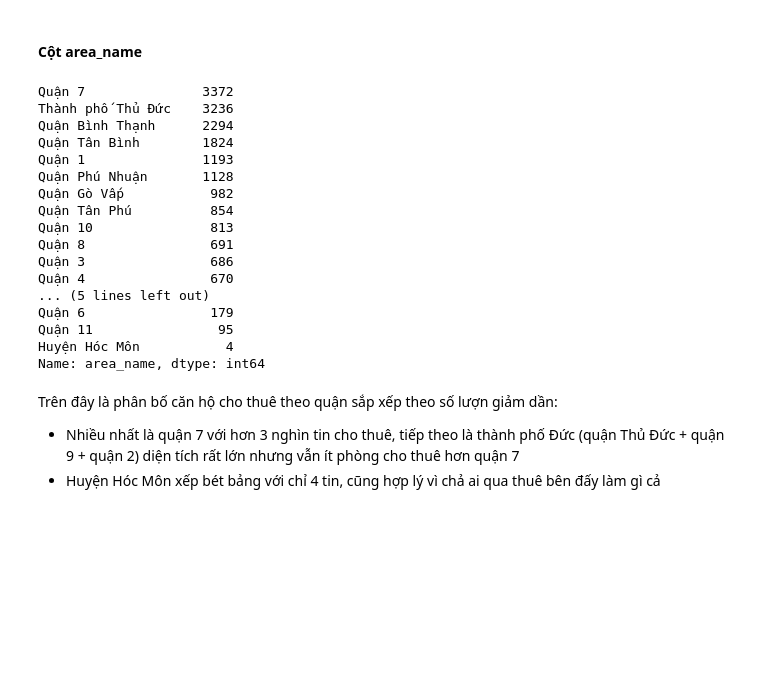
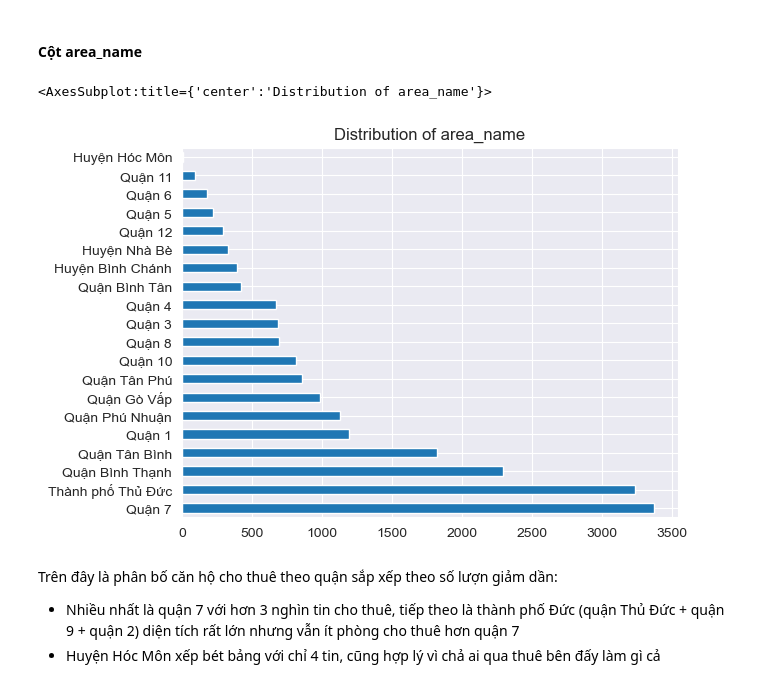
Before and after one commit to vanhung4499/p4ds-final, a Jupyter notebook: final.ipynb, the cells around one changed output. Drawn from its saved outputs; the diff is of its cells as text; code cells hidden in the pictures; blank space fills up the shorter version.

```diff
--- a/final.ipynb
+++ b/final.ipynb
@@ -221,26 +222,12 @@ Do ta chỉ xem xét ở TP HCM nên cột này chỉ có duy nhất một giá
 apartment_df = apartment_df.drop(['region_name'], axis=1)
 # %% [markdown]
 #### Cột **area_name**
-# %%
-apartment_df['area_name'].value_counts()
-# %% [output]
-Quận 7               3372
-Thành phố Thủ Đức    3236
-Quận Bình Thạnh      2294
-Quận Tân Bình        1824
-Quận 1               1193
-Quận Phú Nhuận       1128
-Quận Gò Vấp           982
-Quận Tân Phú          854
-Quận 10               813
-Quận 8                691
-Quận 3                686
-Quận 4                670
-... (5 lines left out)
-Quận 6                179
-Quận 11                95
-Huyện Hóc Môn           4
-Name: area_name, dtype: int64
+# %%
+area = apartment_df['area_name'].value_counts()
+area.plot.barh(title='Distribution of area_name')
+# %% [output]
+<AxesSubplot:title={'center':'Distribution of area_name'}>
+[figure, added]
 # %% [markdown]
 Trên đây là phân bố căn hộ cho thuê theo quận sắp xếp theo số lượn giảm dần:
 + Nhiều nhất là quận 7 với hơn 3 nghìn tin cho thuê, tiếp theo là thành phố Đức (quận Thủ Đức + quận 9 + quận 2) diện tích rất lớn nhưng vẫn ít phòng cho thuê hơn quận 7
```
Also changed, not shown: parts of 13 cells of this notebook.
